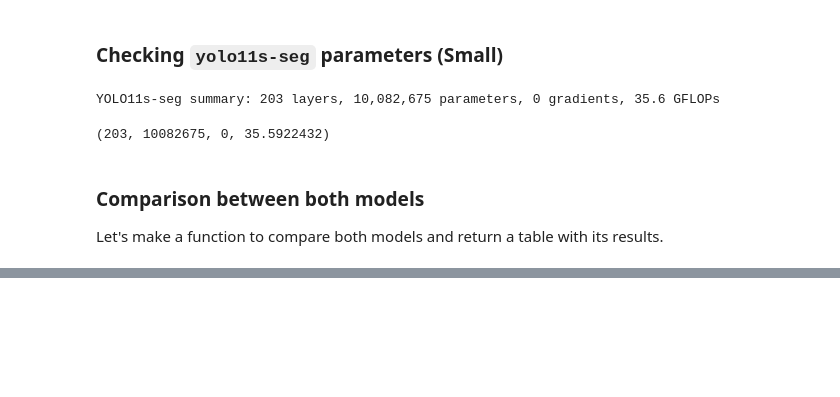
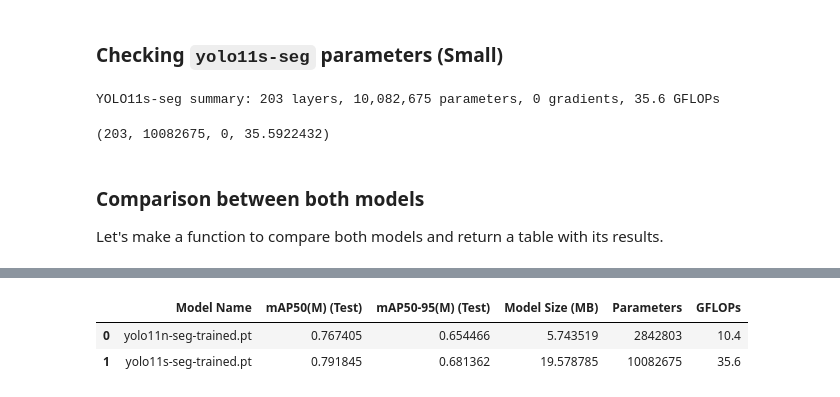
Before and after one commit to marcogarcia2/yolo-labrom, a Jupyter notebook: project.ipynb, the cells around one changed output, grey strips where cells are left out. Saved outputs shown, nothing was run; the diff lists cells and outputs as text; code cells hidden in the pictures; blank space fills up the shorter version.

```diff
--- a/project.ipynb
+++ b/project.ipynb
@@ -473,0 +420,25 @@ Análise do Trade-off:
+# %%
+import pandas as pd
+
+list = []
+if metrics_n:
+    list.append(metrics_n)
+if metrics_s:
+    list.append(metrics_s)
+
+if list:
+    df = pd.DataFrame(list)
+
+    # Reorganiza as colunas para melhor visualização
+    cols = ["Model Name", "mAP50(M) (Test)", "mAP50-95(M) (Test)",
+                "Model Size (MB)", "Parameters", "GFLOPs"]
+    df = df[cols]
+
+else:
+    print("\nNenhum resultado de modelo disponível para comparação.")
+# %%
+df.head()
+# %% [output]
+|  | Model Name | mAP50(M) (Test) | mAP50-95(M) (Test) | Model Size (MB) | Parameters | GFLOPs |
+| 0 | yolo11n-seg-trained.pt | 0.767405 | 0.654466 | 5.743519 | 2842803 | 10.4 |
+| 1 | yolo11s-seg-trained.pt | 0.791845 | 0.681362 | 19.578785 | 10082675 | 35.6 |
```
Also changed, not shown: parts of 2 cells of this notebook.
